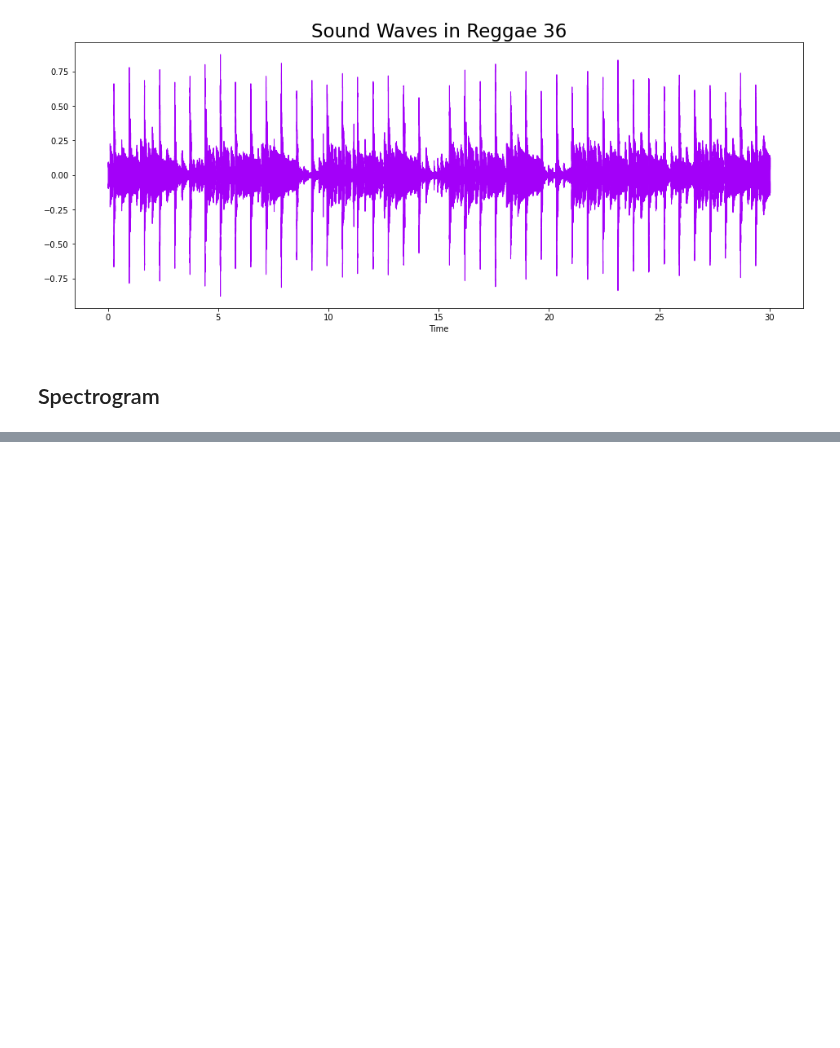
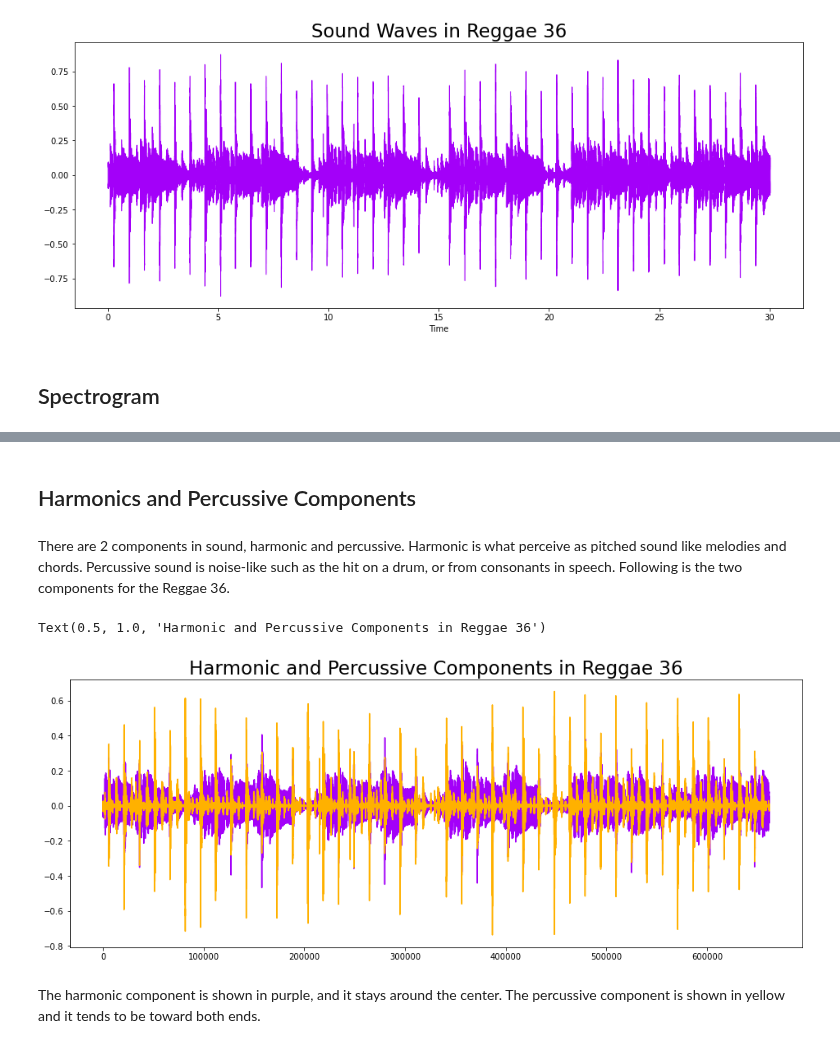
Before and after one commit to TaiNg365/Song_Classification_Recommender_System, a Jupyter notebook: Exploratory Song Features.ipynb, the cells around one changed output, grey strips where cells are left out. Cells and saved outputs as stored; diff of their text form; code cells hidden in the pictures; blank space fills up the shorter version.

```diff
--- a/Exploratory Song Features.ipynb
+++ b/Exploratory Song Features.ipynb
@@ -86,0 +126,16 @@ Generally, spectrogram have two-dimensions. Time runs from oldest to youngest al
+# %% [markdown]
+## Harmonics and Percussive Components
+# %% [markdown]
+There are 2 components in sound, harmonic and percussive. Harmonic is what perceive as pitched sound like melodies and chords. Percussive sound is noise-like such as the hit on a drum, or from consonants in speech. Following is the two components for the Reggae 36.
+# %%
+y_harm, y_perc = librosa.effects.hpss(audio_file)
+
+plt.figure(figsize = (16,6))
+plt.plot(y_harm, color = '#A300F9');
+plt.plot(y_perc, color = '#FFB100');
+plt.title("Harmonic and Percussive Components in Reggae 36", fontsize = 23)
+# %% [output]
+Text(0.5, 1.0, 'Harmonic and Percussive Components in Reggae 36')
+[figure, added]
+# %% [markdown]
+The harmonic component is shown in purple, and it stays around the center. The percussive component is shown in yellow and it tends to be toward both ends.
```
Also changed, not shown: parts of 13 cells of this notebook, 1 other file.
